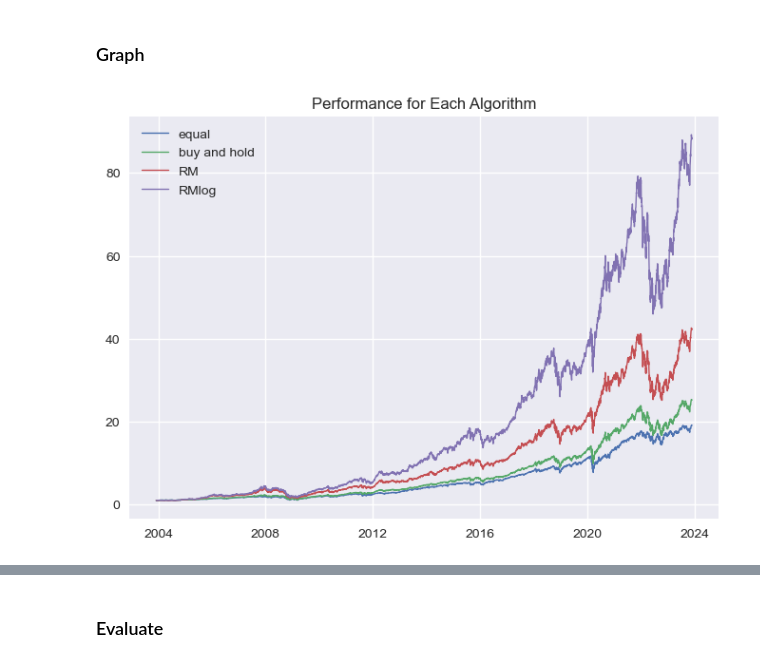
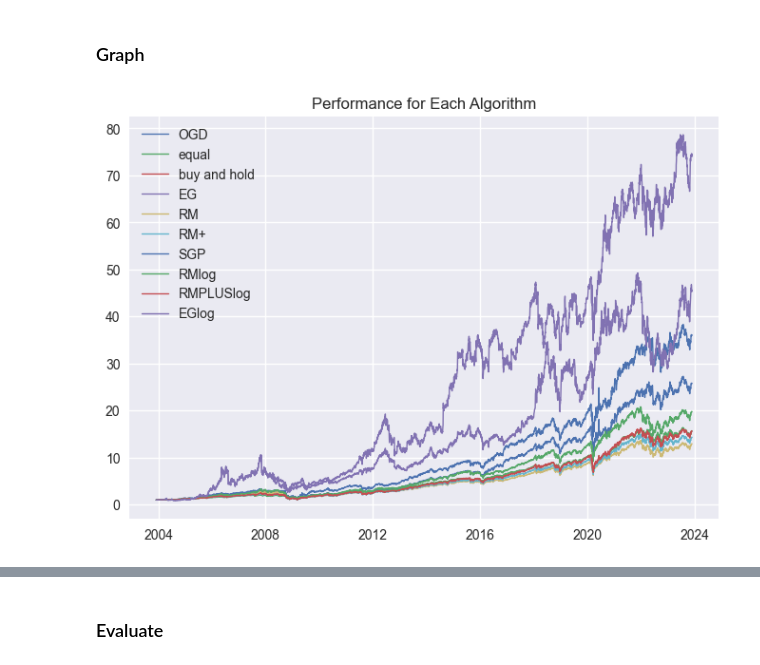
Before and after one commit to Terry-Xu-666/4530_projrct, a Jupyter notebook: OnlineLearning.ipynb, the cells around one changed output, grey strips where cells are left out. Saved outputs shown, nothing was run; the diff lists cells and outputs as text; code cells hidden in the pictures.

```diff
--- a/OnlineLearning.ipynb
+++ b/OnlineLearning.ipynb
@@ -15,7 +15,7 @@ plt.style.use('seaborn-v0_8')
 # df_ori = pd.read_csv('./data/adjclose_100.csv', sep=',')
 # df_ori=pd.read_csv('./data/chinastocksresult.csv')
 # df=pd.read_csv('./data/NYSE-n.csv')
-df=pd.read_csv('./data/NYSE-o.csv')
+# df=pd.read_csv('./data/NYSE-n.csv')
 # df_ori = pd.read_csv('./data/adjclose_200.csv', sep=',')
-# df_ori = pd.read_csv('./data/adjclose_390.csv', sep=',')
-df_ori.head()
+df_ori = pd.read_csv('./data/adjclose_390.csv', sep=',')
+# df
@@ -56,6 +48,6 @@ plt.show()
 # %%
-df=df-1#use nyse dataset
-# df = df_ori.pct_change().iloc[1:,:]
+# df=df-1#use nyse dataset
+df = df_ori.pct_change().iloc[1:,:]
 # df['cash']=(1.1)**(1/252)-1
 df.head()
 # %% [output]
@@ -446,7 +365,7 @@ def buy_and_hold(df_ori):
         ret.append(cur_ret)
     return arr_pfl,arr_stg,ret[:-1]
 
-arr_pfl_BH,arr_stg_BH,ret_BH=buy_and_hold(df_ori)
+arr_pfl_BH,arr_stg_BH,ret_BH=buy_and_hold(df)
 # %% [markdown]
 ### EG algorithm
 # %%
@@ -1246,35 +1150,35 @@ plt.show()
 ### Graph
 # %%
 plt.figure()
-# plt.plot(df.index, arr_pfl_OGD[:-1], linewidth=1, label='OGD')
+plt.plot(df.index, arr_pfl_OGD[:-1], linewidth=1, label='OGD')
 # plt.plot(df.index, arr_pfl_OMD[:-1], linewidth=1, label='OMD')
 # # plt.plot(df.index, arr_BCRP[1:], linewidth=1, label='BCRP')
 plt.plot(df.index,arr_equal[:-1], linewidth=1, label='equal')
 # plt.plot(df.index, arr_pfl_up[:-1], linewidth=1, label='up')
-plt.plot(df.index, arr_pfl_BH[:-1], linewidth=1, label='buy and hold')
-# plt.plot(df.index, arr_pfl_EG[:-1], linewidth=1, label='EG')
+plt.plot(df.index, arr_pfl_BH, linewidth=1, label='buy and hold')
+plt.plot(df.index, arr_pfl_EG[:-1], linewidth=1, label='EG')
 plt.plot(df.index,arr_pfl_RM[:-1], linewidth=1, label='RM')
-# plt.plot(df.index,arr_pfl_RMPLUS[:-1], linewidth=1, label='RM+')
+plt.plot(df.index,arr_pfl_RMPLUS[:-1], linewidth=1, label='RM+')
 # plt.plot(df.index,arr_pfl_MC[:-1], linewidth=1, label='market cap')
 # plt.plot(df.index,arr_pfl_NOGD[:-1], linewidth=1, label='Meta OGD')
 # plt.plot(df.index,arr_pfl_ONS[:-1], linewidth=1, label='ONS')
-# plt.plot(df.index,arr_pfl_SGP[:-1], linewidth=1, label='SGP')
+plt.plot(df.index,arr_pfl_SGP[:-1], linewidth=1, label='SGP')
 # plt.plot(df.index,arr_pfl_SGP2[:-1], linewidth=1, label='SGP2')
 plt.plot(df.index,arr_pfl_RMlog[:-1], linewidth=1, label='RMlog')
-# plt.plot(df.index,arr_pfl_RMPLUSlog[:-1], linewidth=1, label='RMPLUSlog')
-# plt.plot(df.index,arr_pfl_EGlog[:-1], linewidth=1, label='EGlog')
+plt.plot(df.index,arr_pfl_RMPLUSlog[:-1], linewidth=1, label='RMPLUSlog')
+plt.plot(df.index,arr_pfl_EGlog[:-1], linewidth=1, label='EGlog')
 # plt.plot(df.index,arr_pfl_NEG[:-1], linewidth=1, label='Meta EG')
 # plt.plot(df.index,arr_pfl_NRMP[:-1], linewidth=1, label='Meta RMP')
 
 plt.legend(loc='best')
 #plt.savefig('./result/OGD_part/OGD_perfo_390stocks.png',bbox_inches='tight')
 plt.title('Performance for Each Algorithm')
 # plt.savefig('./result/discussion/all_algo_perfo_390stocks.png',bbox_inches='tight')
 # plt.savefig('./result/log_and_linear/100stocks_logLin_OGD.png',bbox_inches='tight')
-plt.savefig('./result/log_and_linear/100stocks_logLin_RM.png',bbox_inches='tight')
+# plt.savefig('./result/log_and_linear/100stocks_logLin_RM.png',bbox_inches='tight')
 plt.show()
 # %% [output]
-[figure, old version]
+[figure, new version]
 # %%
 plt.figure()
 plt.plot(ret_ONS[1:], linewidth=1, label='OGD')
```
Also changed, not shown: parts of 32 cells of this notebook, 16 other files.
